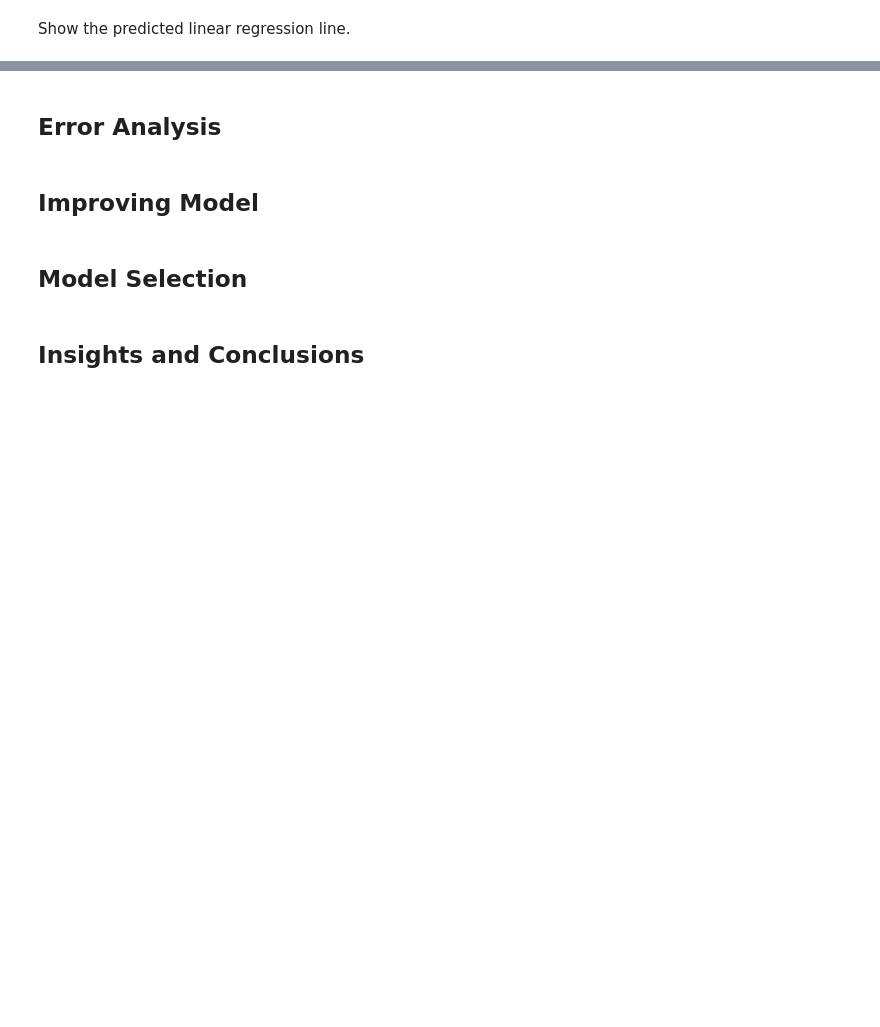
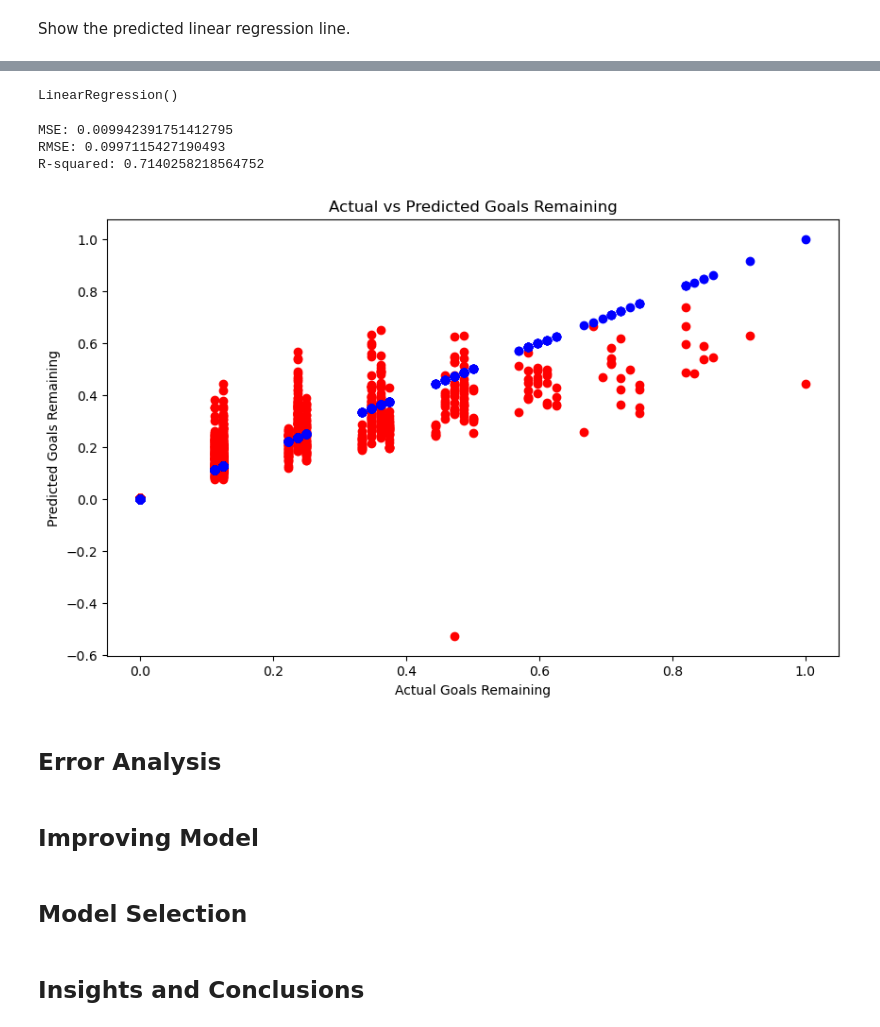
Before and after one commit to ReyObejero/2324-t3-stintsy-s11-g4-machine-project, a Jupyter notebook: STINTSY-S11-MP.ipynb, the cells around one changed output, grey strips where cells are left out. Drawn from its saved outputs; the diff is of its cells as text; code cells hidden in the pictures; blank space fills up the shorter version.

```diff
--- a/STINTSY-S11-MP.ipynb
+++ b/STINTSY-S11-MP.ipynb
@@ -484,3 +591,52 @@ print(model.score(X_sports, y_sports))
+# %%
+from sklearn.preprocessing import PolynomialFeatures
+from sklearn.linear_model import LinearRegression
+from sklearn.metrics import mean_squared_error, r2_score
+
+X = sports[['home_attack_efficiency',
+            'away_attack_efficiency',
+            'home_shot_conversion_rate',
+            'away_shot_conversion_rate']]
+
+y = sports['goals_remaining']
+# %%
+X_train, X_test, y_train, y_test = train_test_split(X, y, test_size=0.2, random_state=42)
+
+poly = PolynomialFeatures(degree=2)
+X_train_poly = poly.fit_transform(X_train)
+X_test_poly = poly.transform(X_test)
+# %%
+model = LinearRegression()
+model.fit(X_train_poly, y_train)
+# %% [output]
+LinearRegression()
+# %%
+y_pred = model.predict(X_test_poly)
+# %%
+mse = mean_squared_error(y_test, y_pred)
+rmse = np.sqrt(mse)
+r2 = r2_score(y_test, y_pred)
+
+print(f"MSE: {mse}")
+print(f"RMSE: {rmse}")
+print(f"R-squared: {r2}")
+# %% [output]
+MSE: 0.009942391751412795
+RMSE: 0.0997115427190493
+R-squared: 0.7140258218564752
+# %%
+plt.figure(figsize=(10, 6))
+
+plt.scatter(y_test, y_pred, color='red', label='Predicted')
+plt.scatter(y_test, y_test, color='blue', label='Actual')
+
+plt.xlabel('Actual Goals Remaining')
+plt.ylabel('Predicted Goals Remaining')
+plt.title('Actual vs Predicted Goals Remaining')
+
+plt.show()
+# %% [output]
+[figure, added]
 # %% [markdown]
 ## Error Analysis
 # %% [markdown]
```
Also changed, not shown: parts of 35 cells of this notebook.
